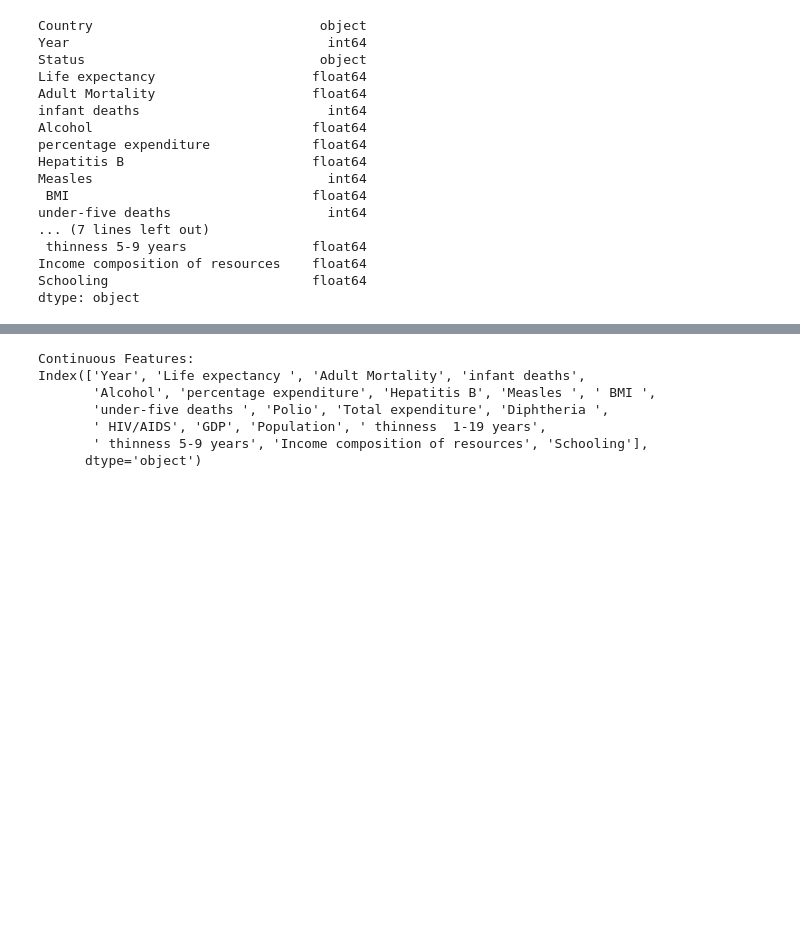
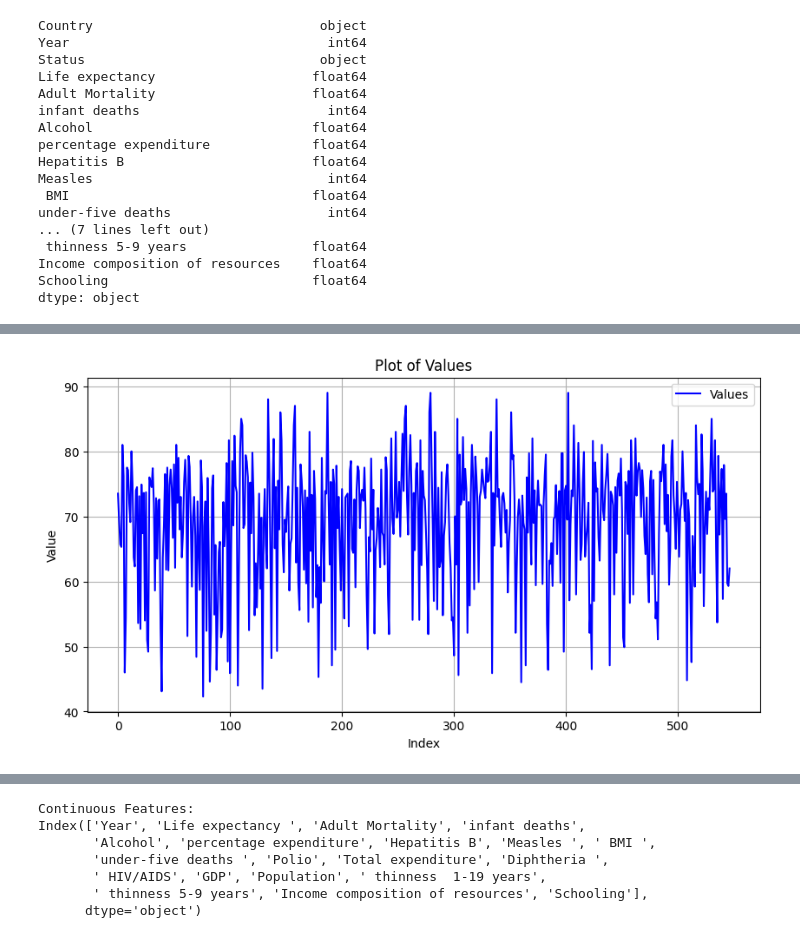
Before and after one commit to LlirikOknessu/AICourseEGroup, a Jupyter notebook: Sawma/data/analyze.ipynb, the cells around one changed output, grey strips where cells are left out. Cells and saved outputs as stored; diff of their text form; code cells hidden in the pictures; blank space fills up the shorter version.

```diff
--- a/Sawma/data/analyze.ipynb
+++ b/Sawma/data/analyze.ipynb
@@ -533,0 +536,2 @@ print(df.head())
+# %%
+df2=encode_status_label(df1)
@@ -533,0 +584,18 @@ print(df.head())
+# %%
+y_test.reset_index(drop=True, inplace=True)
+# %%
+
+# Sample data
+values = y_test
+
+# Plotting the data
+plt.figure(figsize=(10, 5))
+plt.plot(values, color='b', label='Values')
+plt.title('Plot of Values')
+plt.xlabel('Index')
+plt.ylabel('Value')
+plt.legend()
+plt.grid(True)
+plt.show()
+# %% [output]
+[figure, added]
```
Also changed, not shown: parts of 91 cells of this notebook, 1 other file.
